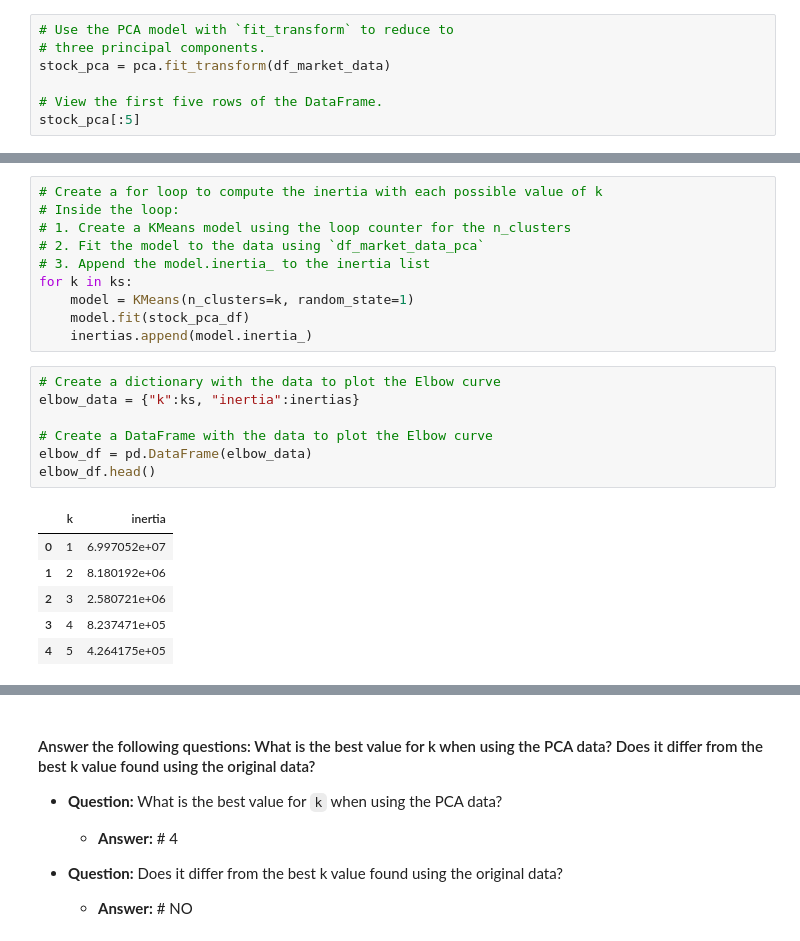
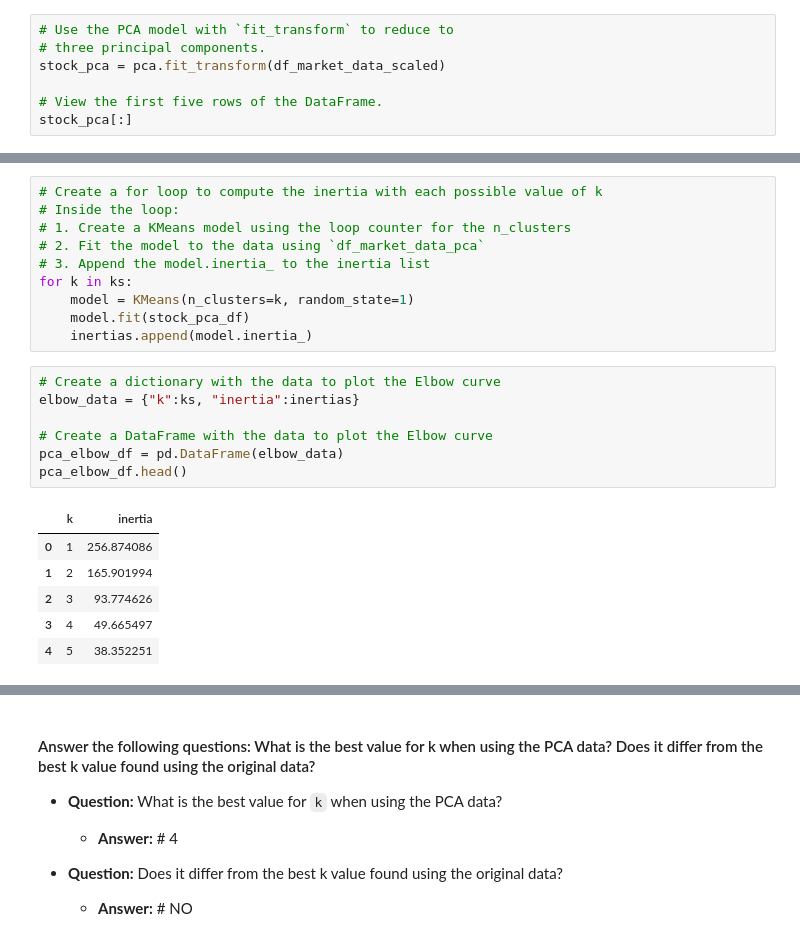
Before and after one commit to dileepadrd/module-10-assignment-kmeans, a Jupyter notebook: crypto_investments.ipynb, the cells around one changed output, grey strips where cells are left out. Saved outputs shown, nothing was run; the diff lists cells and outputs as text.

```diff
--- a/crypto_investments.ipynb
+++ b/crypto_investments.ipynb
@@ -269,8 +269,8 @@ pca = PCA(n_components=3)
 # %%
 # Use the PCA model with `fit_transform` to reduce to
 # three principal components.
-stock_pca = pca.fit_transform(df_market_data)
+stock_pca = pca.fit_transform(df_market_data_scaled)
 
 # View the first five rows of the DataFrame.
-stock_pca[:5]
+stock_pca[:]
 # %% [output]
@@ -355,17 +367,17 @@ for k in ks:
 # %%
 # Create a dictionary with the data to plot the Elbow curve
 elbow_data = {"k":ks, "inertia":inertias}
 
 # Create a DataFrame with the data to plot the Elbow curve
-elbow_df = pd.DataFrame(elbow_data)
-elbow_df.head()
+pca_elbow_df = pd.DataFrame(elbow_data)
+pca_elbow_df.head()
 # %% [output]
 |  | k | inertia |
-| 0 | 1 | 6.997052e+07 |
-| 1 | 2 | 8.180192e+06 |
-| 2 | 3 | 2.580721e+06 |
-| 3 | 4 | 8.237471e+05 |
-| 4 | 5 | 4.264175e+05 |
+| 0 | 1 | 256.874086 |
+| 1 | 2 | 165.901994 |
+| 2 | 3 | 93.774626 |
+| 3 | 4 | 49.665497 |
+| 4 | 5 | 38.352251 |
 # %%
 # Plot a line chart with all the inertia values computed with
 # the different values of k to visually identify the optimal value for k.
```
Also changed, not shown: parts of 10 cells of this notebook.
